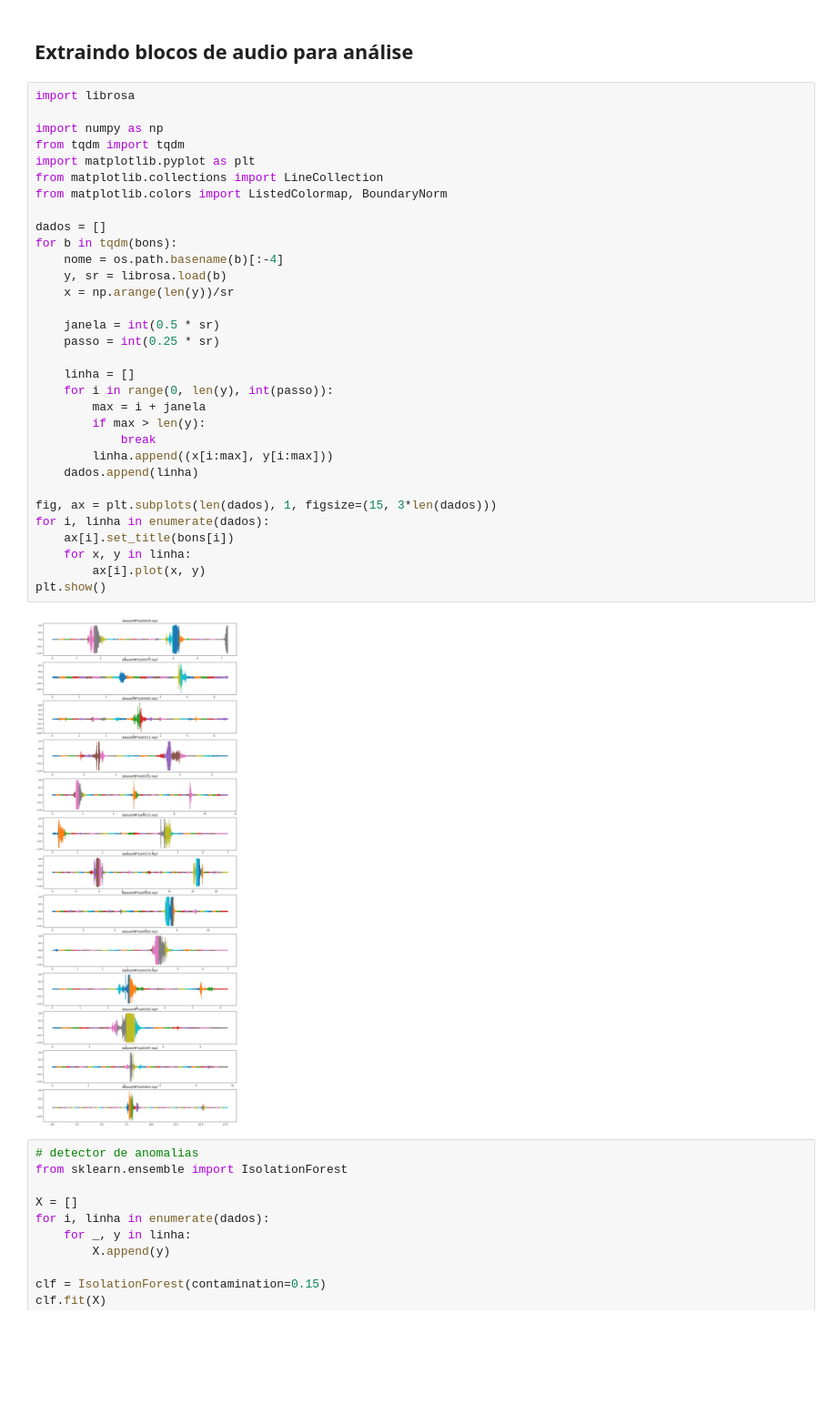
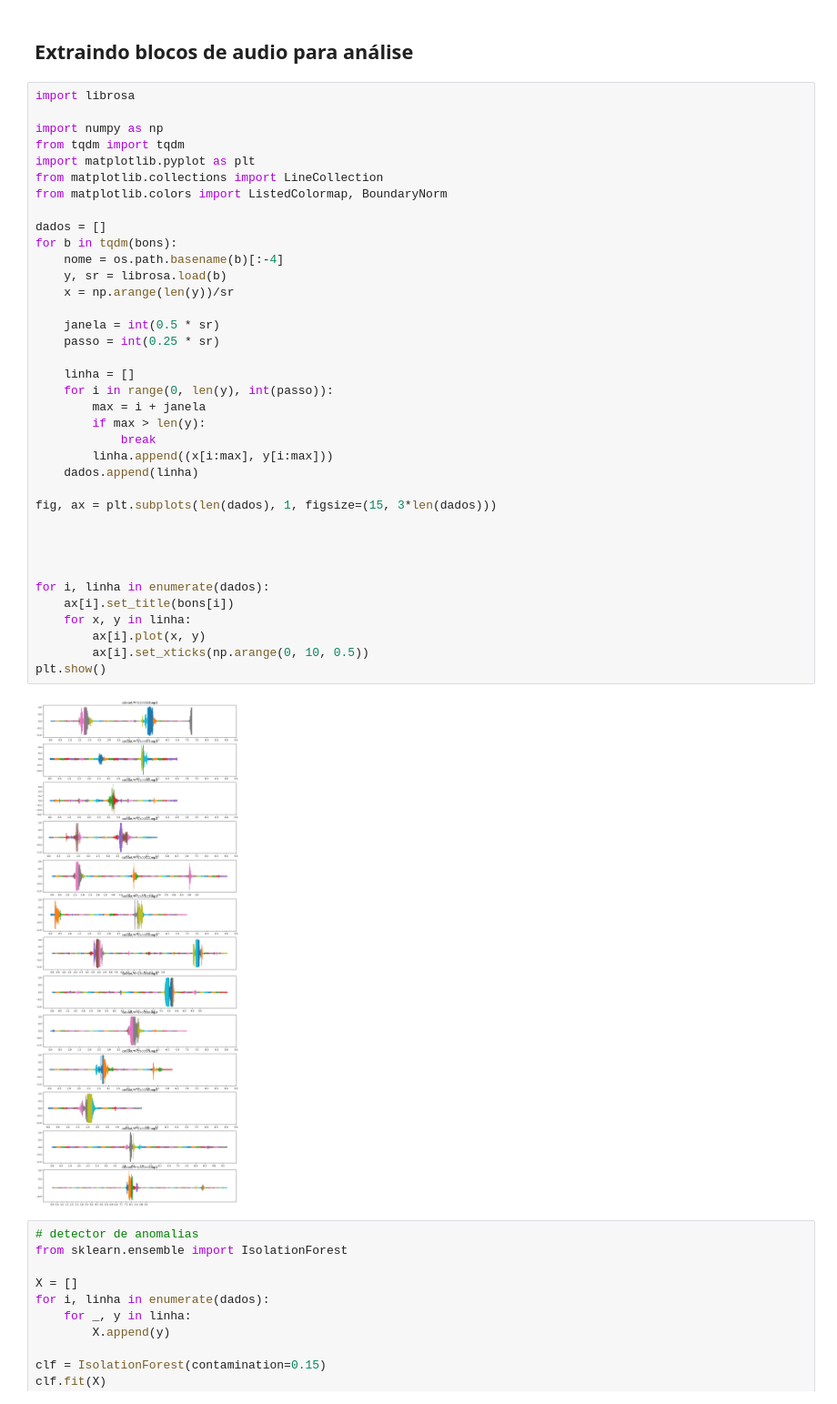
Before and after one commit to valerio-unifei/ECOM09A, a Jupyter notebook: 2024-1/Atividade1/Etapa4_v01.ipynb, the cells around one changed output. Shown at 91% size. Cells and saved outputs as stored; diff of their text form; blank space fills up the shorter version.

```diff
--- a/2024-1/Atividade1/Etapa4_v01.ipynb
+++ b/2024-1/Atividade1/Etapa4_v01.ipynb
@@ -37,34 +37,39 @@ import librosa
 import numpy as np
 from tqdm import tqdm
 import matplotlib.pyplot as plt
 from matplotlib.collections import LineCollection
 from matplotlib.colors import ListedColormap, BoundaryNorm
 
 dados = []
 for b in tqdm(bons):
     nome = os.path.basename(b)[:-4]
     y, sr = librosa.load(b)
     x = np.arange(len(y))/sr
 
     janela = int(0.5 * sr)
     passo = int(0.25 * sr)
 
     linha = []
     for i in range(0, len(y), int(passo)):
         max = i + janela
         if max > len(y):
             break
         linha.append((x[i:max], y[i:max]))
     dados.append(linha)
 
 fig, ax = plt.subplots(len(dados), 1, figsize=(15, 3*len(dados)))
+
+
+
+
 for i, linha in enumerate(dados):
     ax[i].set_title(bons[i])
     for x, y in linha:
         ax[i].plot(x, y)
+        ax[i].set_xticks(np.arange(0, 10, 0.5))
 plt.show()
 # %% [output]
-[figure, old version]
+[figure, new version]
 # %%
 # detector de anomalias
 from sklearn.ensemble import IsolationForest
```
Also changed, not shown: parts of 5 cells of this notebook.
